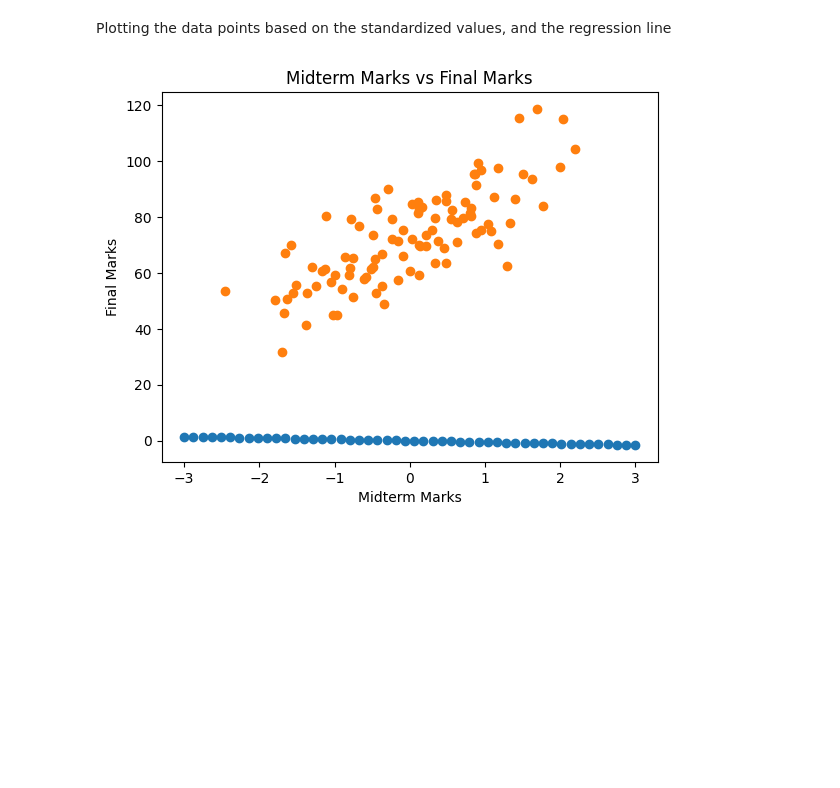
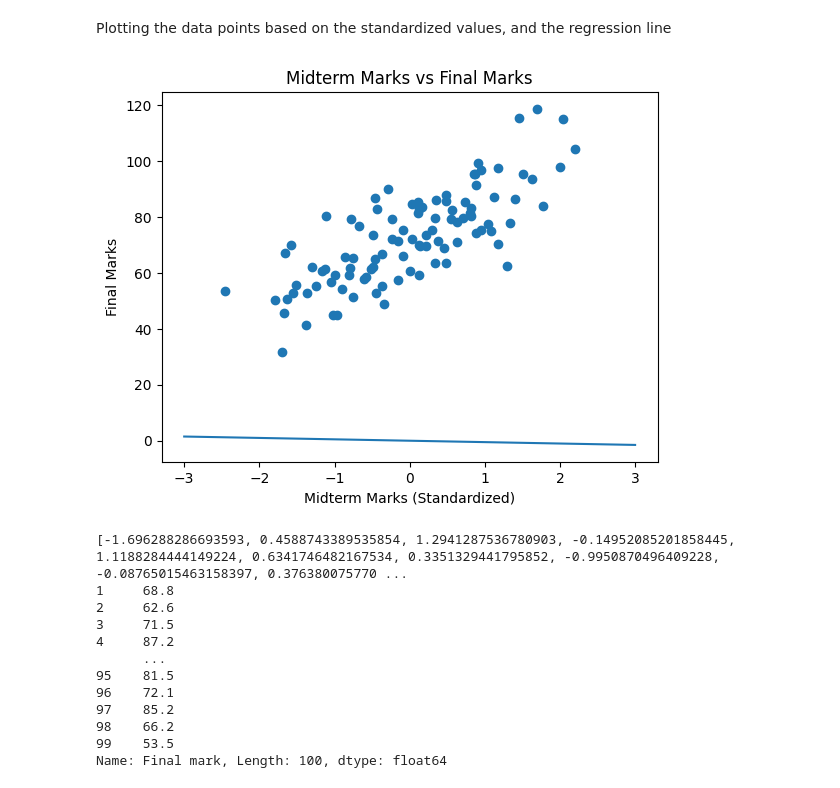
Before and after one commit to Yadu-M/ELE-888, a Jupyter notebook: lab1.ipynb, the cells around one changed output. Saved outputs shown, nothing was run; the diff lists cells and outputs as text; code cells hidden in the pictures; blank space fills up the shorter version.

```diff
--- a/lab1.ipynb
+++ b/lab1.ipynb
@@ -81,12 +94,12 @@ def get_gradient(m, b, N, midterm_marks, final_marks) -> (int):
   b_grad = (2 * b_grad)/N
   return (m_grad, b_grad)
 
-for i in range(2000): # 100 Iterations
+for i in range(100): # 100 Iterations
   (m_grad, b_grad) = get_gradient(m, b, len(midterm_marks), midterm_marks, final_marks)
   m = m - (alpha*(m_grad)) # Updating m value with each iteration
   b = b - (alpha*(b_grad)) # Updating b value with each iteration
+  print(m_grad, b_grad, m , b)
 
-print(m, b)
 
 x_values = np.linspace(0, 100, 100)
 y_values = m * x_values + b
@@ -173,14 +195,28 @@ alpha = 0.0001
 # %% [markdown]
 Plotting the data points based on the standardized values, and the regression line
 # %%
-x_values = np.linspace(-3, 3)
+x_values = np.linspace(-3, 3, 1000)
 def draw_st_plot():
   plt.scatter(st_midterm_marks, final_marks)
-  plt.xlabel('Midterm Marks')
+  plt.xlabel('Midterm Marks (Standardized)')
   plt.ylabel('Final Marks')
   plt.title('Midterm Marks vs Final Marks')
+  plt.plot(x_values, (-0.5 * x_values + 0), label='Regression line after 100 iterations')
   plt.show()
-plt.scatter(x_values, (-0.5 * x_values + 0))
+# plt.scatter(x_values, (-0.5 * x_values + 0))
 draw_st_plot()
+print(st_midterm_marks, final_marks)
 # %% [output]
-[figure, old version]
+[figure, new version]
+[-1.696288286693593, 0.4588743389535854, 1.2941287536780903, -0.14952085201858445, 1.1188284444149224, 0.6341746482167534, 0.3351329441795852, -0.9950870496409228, -0.08765015463158397, 0.376380075770 ...
+1     68.8
+2     62.6
+3     71.5
+4     87.2
+      ...
+95    81.5
+96    72.1
+97    85.2
+98    66.2
+99    53.5
+Name: Final mark, Length: 100, dtype: float64
```
Also changed, not shown: parts of 9 cells of this notebook, 1 other file.
